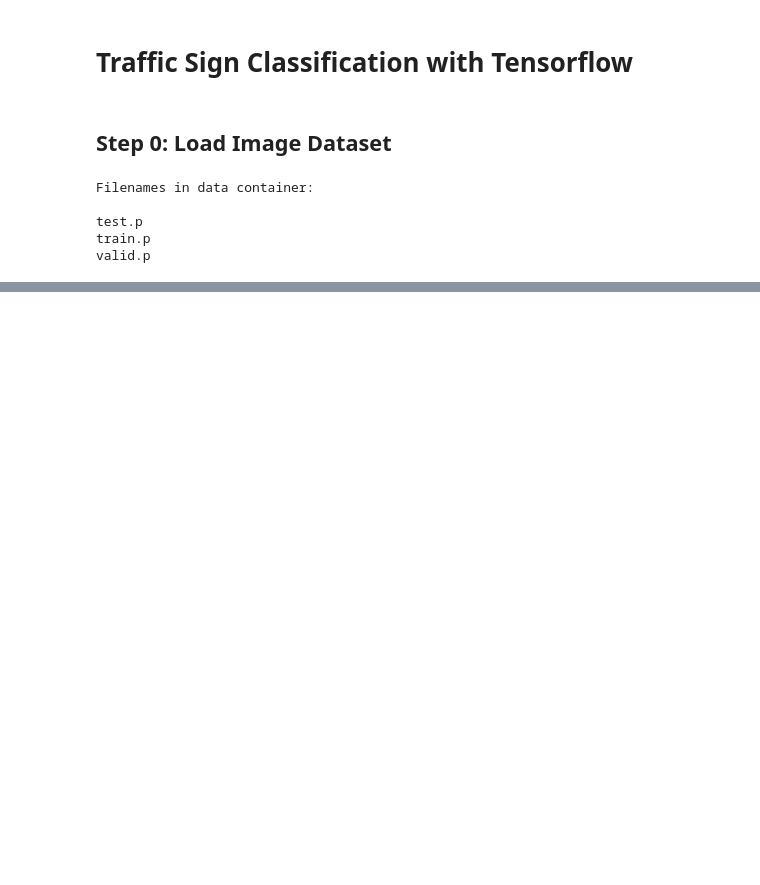
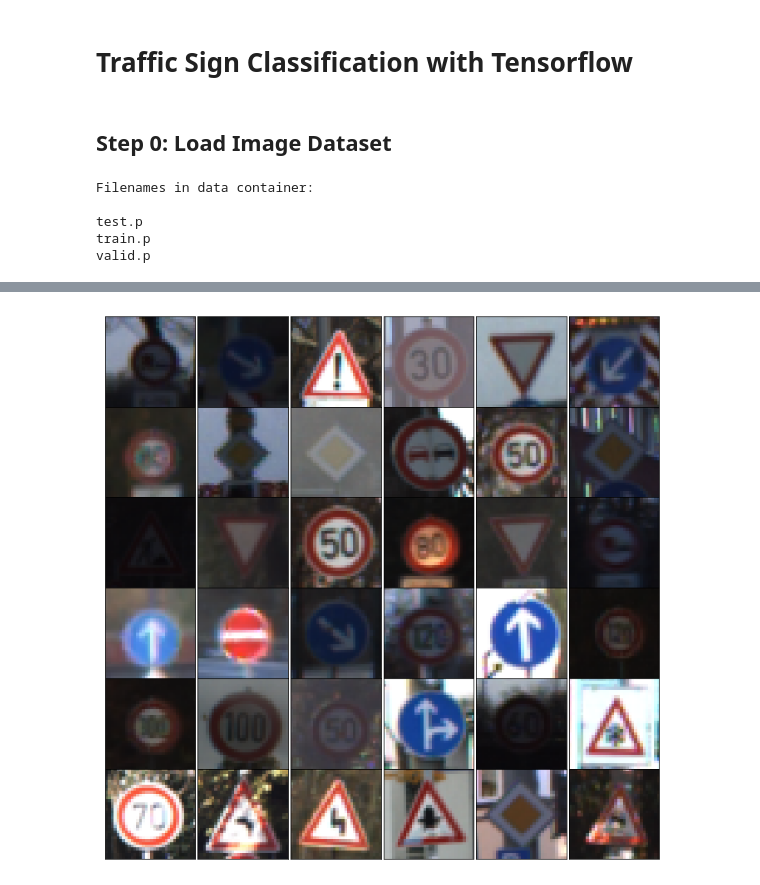
Before and after one commit to tiwiatgithub/carnd1_p2_traffic_signs, a Jupyter notebook: traffic_sign_classification.ipynb, the cells around one changed output, grey strips where cells are left out. Cells and saved outputs as stored; diff of their text form; code cells hidden in the pictures; blank space fills up the shorter version.

```diff
--- a/traffic_sign_classification.ipynb
+++ b/traffic_sign_classification.ipynb
@@ -37,0 +42,10 @@ valid.p
+# %%
+classes = pd.read_csv("../CarND-Traffic-Sign-Classifier-Project/signnames.csv")
+nb_classes = len(set(y["train"]))
+
+print("Number of training examples:\t", X["train"].shape[0])
+print("Number of testing examples:\t",  X["test"].shape[0])
+print("Image data shape:\t\t",          X["train"].shape[1:])
+print("Number of classes:\t\t",         nb_classes)
+
+print(classes)
@@ -37,0 +70,21 @@ valid.p
+# %%
+'''
+Show all different interpolation methods for imshow
+'''
+
+import matplotlib.pyplot as plt
+# Define square number of example images
+n = np.int(np.floor(np.sqrt(nb_classes)))
+nb_plots = n**2
+random_images = [X["train"][i,::] for i in np.random.randint(0, X["train"].shape[0], nb_plots)]
+
+# Setup a grid [n x n] grid of subplots
+fig, axes = plt.subplots(n, n, figsize=(12, 12), subplot_kw={'xticks': [], 'yticks': []})
+fig.subplots_adjust(hspace=0.0, wspace=0.0)
+
+for img, ax, img_class in zip(random_images, axes.flat, classes["SignName"][0:nb_plots]):
+    ax.imshow(img)
+
+plt.show()
+# %% [output]
+[figure, added]
```
Also changed, not shown: parts of 3 cells of this notebook.
